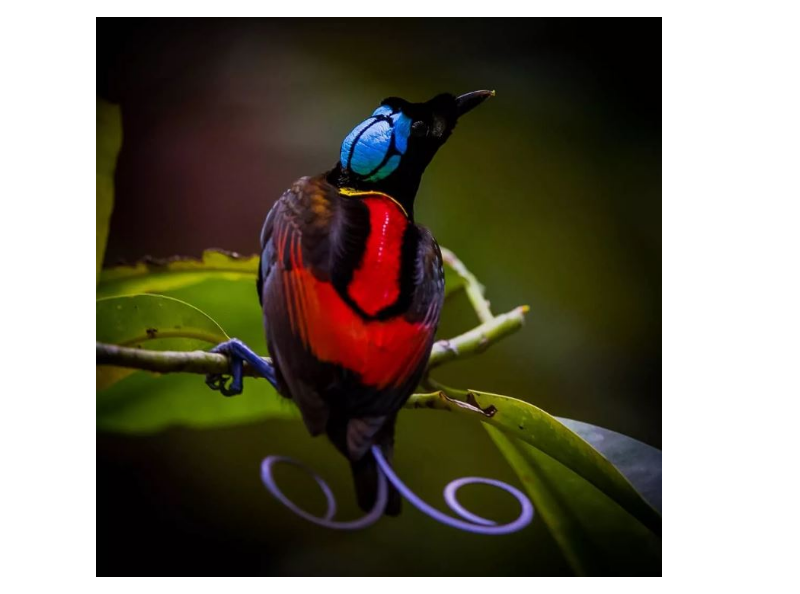
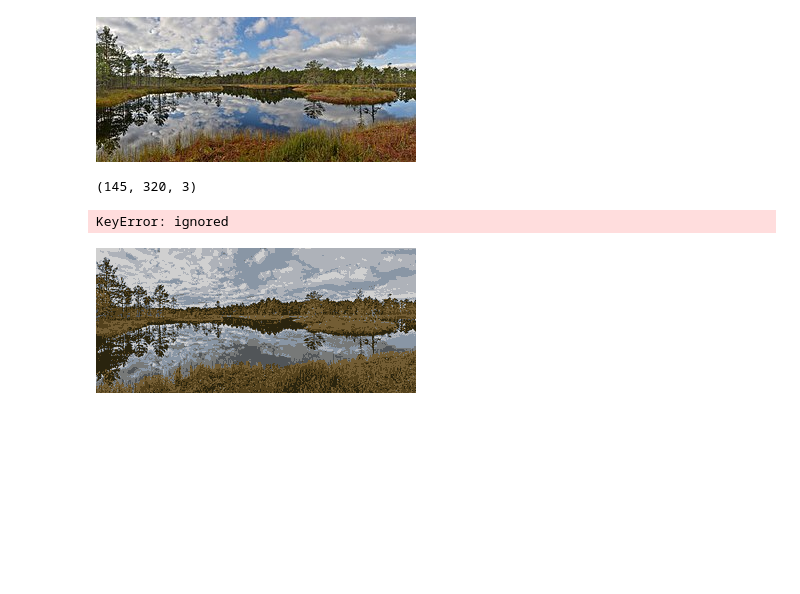
Before and after one commit to Tejasmallikarjuncj/kmean, a Jupyter notebook: kmeans.ipynb, the cells around one changed output. Saved outputs shown, nothing was run; the diff lists cells and outputs as text; code cells hidden in the pictures; blank space fills up the shorter version.

```diff
--- a/kmeans.ipynb
+++ b/kmeans.ipynb
@@ -15,5 +98,18 @@ Saving bird-color-quantization.jpg to bird-color-quantization.jpg
 # %%
-Img = cv2.imread('./bird-color-quantization.jpg')
+Img = cv2.imread('./nature.jpg')
 cv2_imshow(Img)
+print(Img.shape)
+type = Img.dtype
 # %% [output]
-[figure, old version]
+[figure, new version]
+(145, 320, 3)
+# %%
+Img = Img.astype(np.float64)
+dimensions1 = Img.shape[0]
+dimensions2 = Img.shape[1]
+Img = Img.reshape((-1,3))
+cluster = Kmeans(Img=Img,iter=20,cluster=8)
+Cenetroid,Img = cluster.run_distance()
+print(Cenetroid)
+# %% [output]
+KeyError: ignored
@@ -19,0 +119,4 @@ cv2_imshow(Img)
+# %%
+cv2_imshow(Img)
+# %% [output]
+[figure, added]
```
Also changed, not shown: parts of 5 cells of this notebook.
